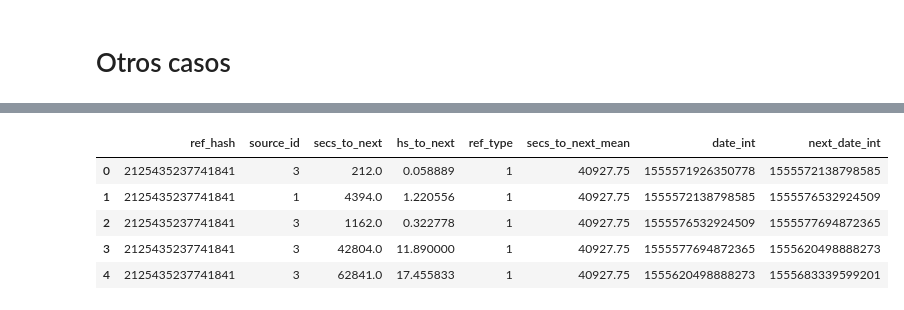
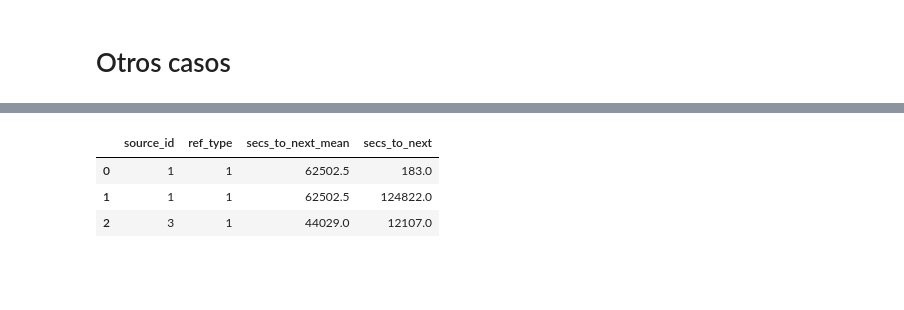
Before and after one commit to gatti2602/7506-datos, a Jupyter notebook: tp2/Lucas/tp2-Jampp-auctions-xgboost.ipynb, the cells around one changed output, grey strips where cells are left out. Cells and saved outputs as stored; diff of their text form; code cells hidden in the pictures; blank space fills up the shorter version.

```diff
--- a/tp2/Lucas/tp2-Jampp-auctions-xgboost.ipynb
+++ b/tp2/Lucas/tp2-Jampp-auctions-xgboost.ipynb
@@ -284,6 +290,6 @@ train_auctions.groupby(by='ref_hash')['secs_to_next'].sum().loc[2125435237741841
 # %%
 #train_auctions2 = train_auctions[[]]
-train_auc = train_auc.reset_index()
+train_auc = train_auctions.reset_index()
 train_auc = train_auc[['date','ref_hash','source_id','next_date','secs_to_next','hs_to_next']]
 train_auc.head()
 # %% [output]
@@ -366,7 +368,7 @@ train_auc2.head()
 # %%
-columns_to_xgboost = ['ref_hash','source_id','secs_to_next',\
-                      'hs_to_next','ref_type','secs_to_next_mean'\
-                      ,'date_int','next_date_int']
+columns_to_xgboost = ['ref_hash','source_id'\
+                      ,'ref_type','secs_to_next_mean'\
+                      ,'date_int','next_date_int','secs_to_next']
 # %%
 train_auc3 = train_auc2[columns_to_xgboost]
 # %%
@@ -380,0 +383,4 @@ train_auc3.head()
+# %%
+# sacamos el ref_hash porque no aporta nada
+train_auc3 = train_auc3[['source_id','ref_type','secs_to_next_mean','secs_to_next']]
+train_auc3.head()
@@ -457,9 +496,7 @@ Nico: 3400688504.3380723
 # %%
-train_auc3.head()
+train_auc3.head(3)
 # %% [output]
-|  | ref_hash | source_id | secs_to_next | hs_to_next | ref_type | secs_to_next_mean | date_int | next_date_int |
-| 0 | 2125435237741841 | 3 | 212.0 | 0.058889 | 1 | 40927.75 | 1555571926350778 | 1555572138798585 |
-| 1 | 2125435237741841 | 1 | 4394.0 | 1.220556 | 1 | 40927.75 | 1555572138798585 | 1555576532924509 |
-| 2 | 2125435237741841 | 3 | 1162.0 | 0.322778 | 1 | 40927.75 | 1555576532924509 | 1555577694872365 |
-| 3 | 2125435237741841 | 3 | 42804.0 | 11.890000 | 1 | 40927.75 | 1555577694872365 | 1555620498888273 |
-| 4 | 2125435237741841 | 3 | 62841.0 | 17.455833 | 1 | 40927.75 | 1555620498888273 | 1555683339599201 |
+|  | source_id | ref_type | secs_to_next_mean | secs_to_next |
+| 0 | 1 | 1 | 62502.5 | 183.0 |
+| 1 | 1 | 1 | 62502.5 | 124822.0 |
+| 2 | 3 | 1 | 44029.0 | 12107.0 |
```
Also changed, not shown: parts of 74 cells of this notebook.
